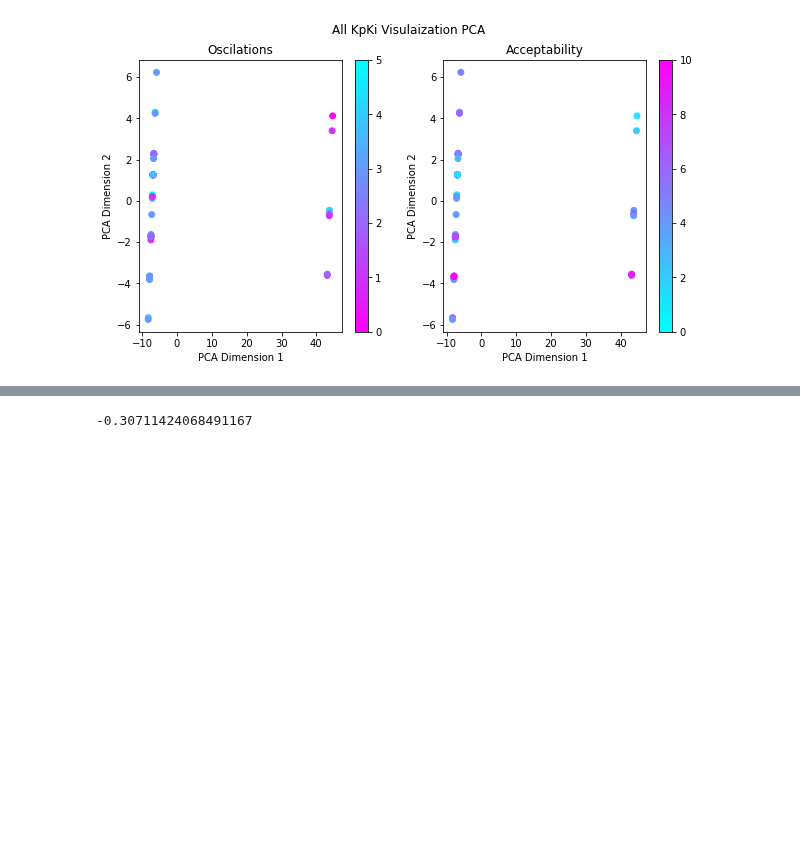
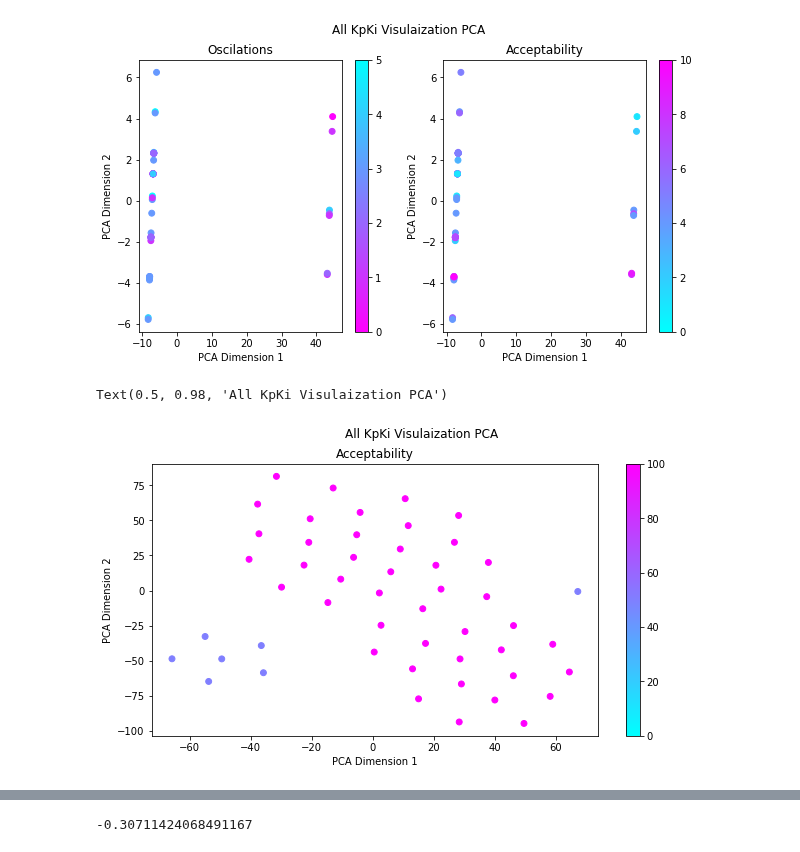
Before and after one commit to HighSpeeds/ECE3, a Jupyter notebook: CarLab/Report/dataProcessorTry2.ipynb, the cells around one changed output, grey strips where cells are left out. Cells and saved outputs as stored; diff of their text form; code cells hidden in the pictures; blank space fills up the shorter version.

```diff
--- a/CarLab/Report/dataProcessorTry2.ipynb
+++ b/CarLab/Report/dataProcessorTry2.ipynb
@@ -64,6 +65,21 @@ fig.suptitle("All KpKi Visulaization PCA")
 plt.savefig("KpKiAllPCA.png")
 # %% [output]
 [figure]
+# %%
+
+fig,axs=plt.subplots(1,1,figsize=(10,5))
+cm=plt.get_cmap("cool")
+
+pos=plt.scatter(X_transformed[:,0],X_transformed[:,1],c=df["Velocity"].astype(int),
+            vmin=0, vmax=max(df["Velocity"]), s=35, cmap=cm)
+plt.xlabel('PCA Dimension 1')
+plt.ylabel('PCA Dimension 2')
+plt.title("Acceptability")
+fig.colorbar(pos, ax=axs)
+fig.suptitle("All KpKi Visulaization PCA")
+# %% [output]
+Text(0.5, 0.98, 'All KpKi Visulaization PCA')
+[figure, added]
 # %%
 tsne=TSNE(n_components=2)
 X_transformed=tsne.fit_transform(X)
```
Also changed, not shown: parts of 4 cells of this notebook, 12 other files.
